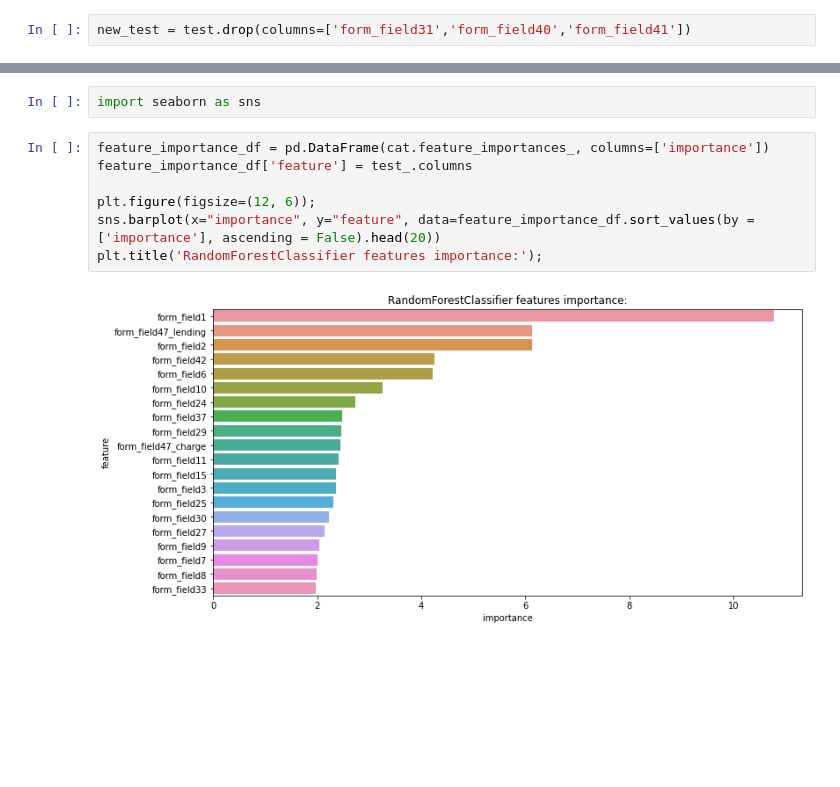
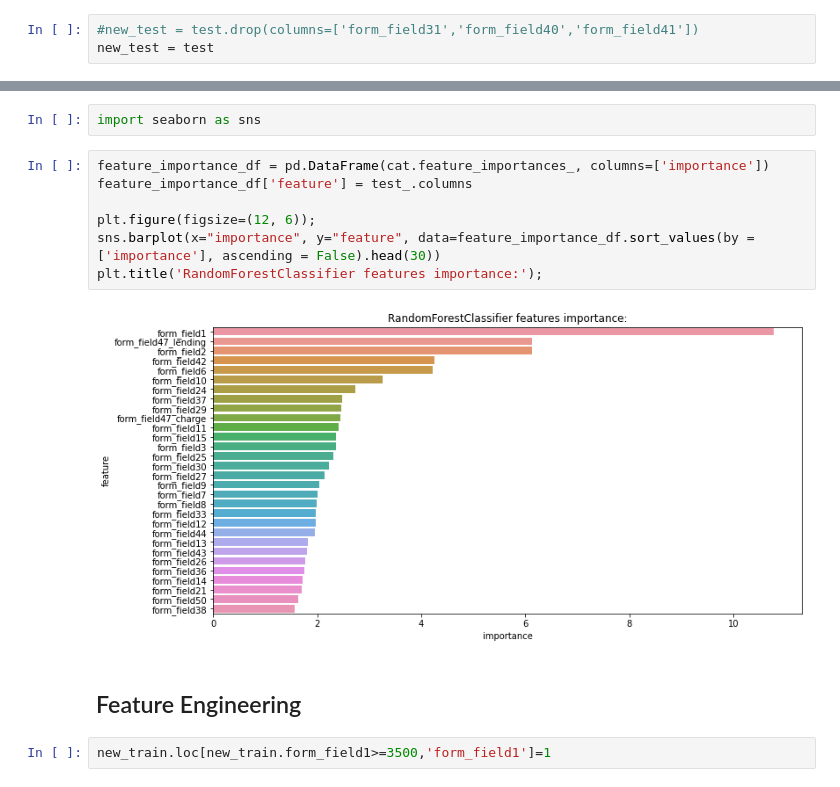
Before and after one commit to Justus-coded/Competitions, a Jupyter notebook: DSN AI Bootcamp Qualification Hackathon/DSN AI Bootcamp Qualification.ipynb, the cells around one changed output, grey strips where cells are left out. Saved outputs shown, nothing was run; the diff lists cells and outputs as text; blank space fills up the shorter version.

```diff
--- a/DSN AI Bootcamp Qualification Hackathon/DSN AI Bootcamp Qualification.ipynb
+++ b/DSN AI Bootcamp Qualification Hackathon/DSN AI Bootcamp Qualification.ipynb
@@ -83,7 +103,8 @@ form_field49     0.608333
 form_field50    19.987500
 dtype: float64
 # %%
-new_test = test.drop(columns=['form_field31','form_field40','form_field41'])
+#new_test = test.drop(columns=['form_field31','form_field40','form_field41'])
+new_test = test
 # %%
 new_train.fillna(new_train.median(), inplace=True)
 # %%
@@ -257,9 +278,13 @@ import seaborn as sns
 # %%
 feature_importance_df = pd.DataFrame(cat.feature_importances_, columns=['importance'])
 feature_importance_df['feature'] = test_.columns
 
 plt.figure(figsize=(12, 6));
-sns.barplot(x="importance", y="feature", data=feature_importance_df.sort_values(by = ['importance'], ascending = False).head(20))
+sns.barplot(x="importance", y="feature", data=feature_importance_df.sort_values(by = ['importance'], ascending = False).head(30))
 plt.title('RandomForestClassifier features importance:');
 # %% [output]
-[figure, old version]
+[figure, new version]
+# %% [markdown]
+## Feature Engineering
+# %%
+new_train.loc[new_train.form_field1>=3500,'form_field1']=1
```
Also changed, not shown: parts of 5 cells of this notebook.
